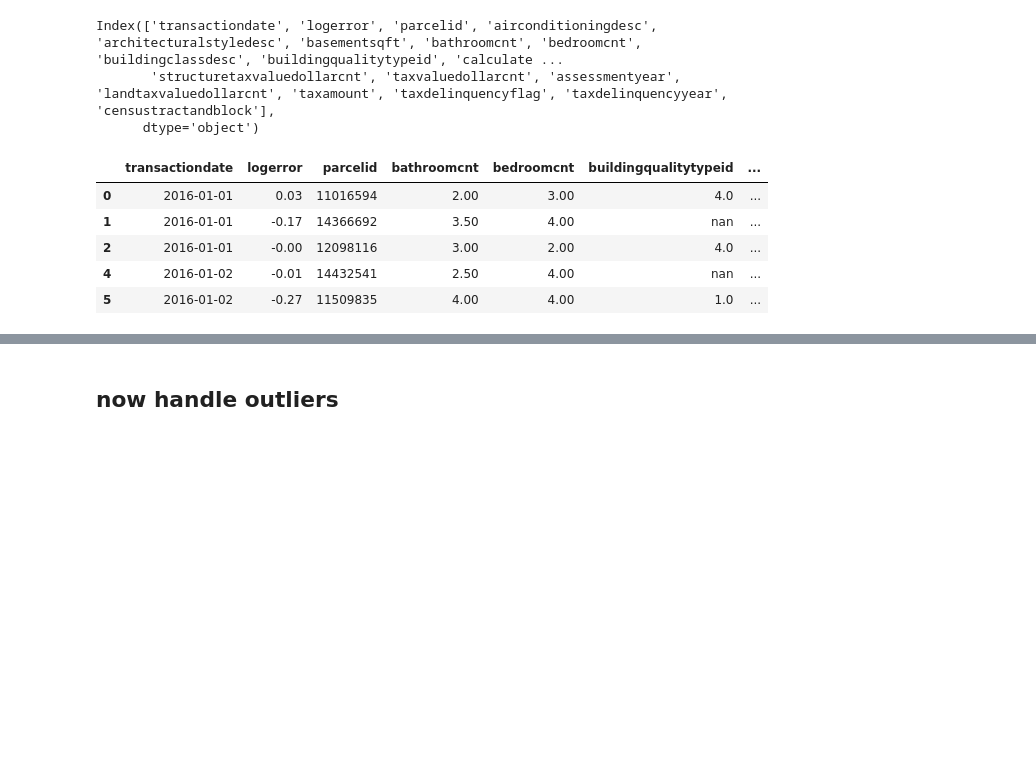
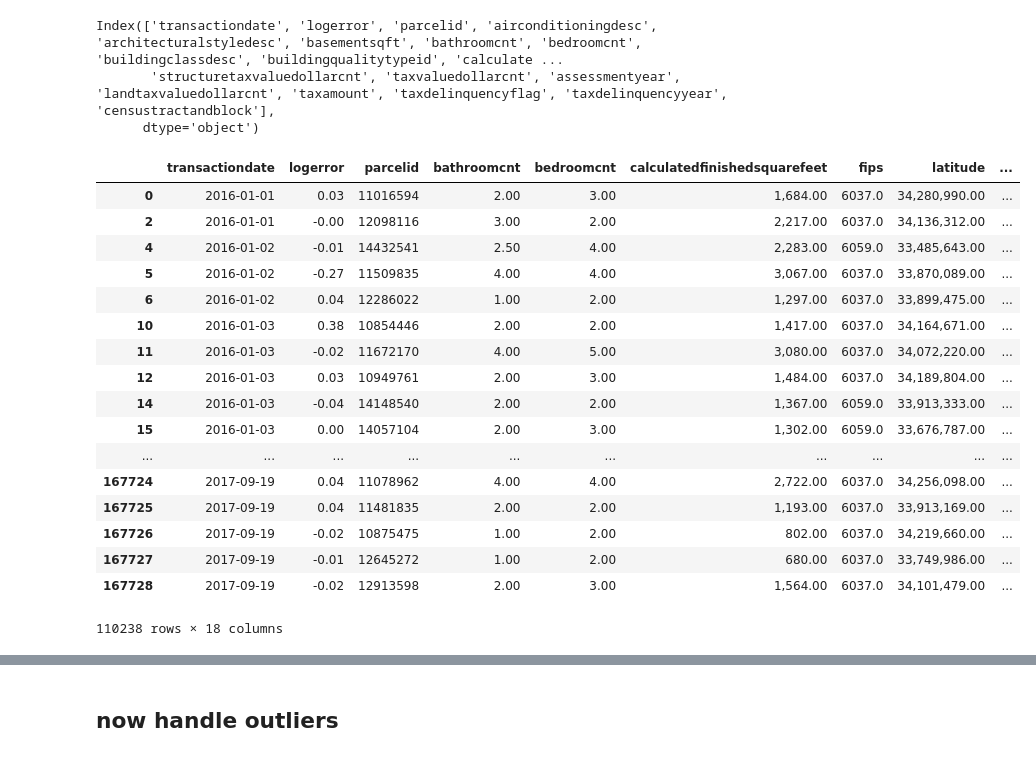
Before and after one commit to HackneyChad/clustering, a Jupyter notebook: clustering_exercises.ipynb, the cells around one changed output, grey strips where cells are left out. Saved outputs shown, nothing was run; the diff lists cells and outputs as text; code cells hidden in the pictures; blank space fills up the shorter version.

```diff
--- a/clustering_exercises.ipynb
+++ b/clustering_exercises.ipynb
@@ -48,14 +48,26 @@ Index(['transactiondate', 'logerror', 'parcelid', 'airconditioningdesc', 'archit
       dtype='object')
 # %%
 df_zillow_total = prep_z.data_prep(df_zillow_total)
-df_zillow_total.head()
+df_zillow_total
 # %% [output]
-|  | transactiondate | logerror | parcelid | bathroomcnt | bedroomcnt | buildingqualitytypeid | ... |
-| 0 | 2016-01-01 | 0.03 | 11016594 | 2.00 | 3.00 | 4.0 | ... |
-| 1 | 2016-01-01 | -0.17 | 14366692 | 3.50 | 4.00 | nan | ... |
-| 2 | 2016-01-01 | -0.00 | 12098116 | 3.00 | 2.00 | 4.0 | ... |
-| 4 | 2016-01-02 | -0.01 | 14432541 | 2.50 | 4.00 | nan | ... |
-| 5 | 2016-01-02 | -0.27 | 11509835 | 4.00 | 4.00 | 1.0 | ... |
+|  | transactiondate | logerror | parcelid | bathroomcnt | bedroomcnt | calculatedfinishedsquarefeet | fips | latitude | ... |
+| 0 | 2016-01-01 | 0.03 | 11016594 | 2.00 | 3.00 | 1,684.00 | 6037.0 | 34,280,990.00 | ... |
+| 2 | 2016-01-01 | -0.00 | 12098116 | 3.00 | 2.00 | 2,217.00 | 6037.0 | 34,136,312.00 | ... |
+| 4 | 2016-01-02 | -0.01 | 14432541 | 2.50 | 4.00 | 2,283.00 | 6059.0 | 33,485,643.00 | ... |
+| 5 | 2016-01-02 | -0.27 | 11509835 | 4.00 | 4.00 | 3,067.00 | 6037.0 | 33,870,089.00 | ... |
+| 6 | 2016-01-02 | 0.04 | 12286022 | 1.00 | 2.00 | 1,297.00 | 6037.0 | 33,899,475.00 | ... |
+| 10 | 2016-01-03 | 0.38 | 10854446 | 2.00 | 2.00 | 1,417.00 | 6037.0 | 34,164,671.00 | ... |
+| 11 | 2016-01-03 | -0.02 | 11672170 | 4.00 | 5.00 | 3,080.00 | 6037.0 | 34,072,220.00 | ... |
+| 12 | 2016-01-03 | 0.03 | 10949761 | 2.00 | 3.00 | 1,484.00 | 6037.0 | 34,189,804.00 | ... |
+| 14 | 2016-01-03 | -0.04 | 14148540 | 2.00 | 2.00 | 1,367.00 | 6059.0 | 33,913,333.00 | ... |
+| 15 | 2016-01-03 | 0.00 | 14057104 | 2.00 | 3.00 | 1,302.00 | 6059.0 | 33,676,787.00 | ... |
+| ... | ... | ... | ... | ... | ... | ... | ... | ... | ... |
+| 167724 | 2017-09-19 | 0.04 | 11078962 | 4.00 | 4.00 | 2,722.00 | 6037.0 | 34,256,098.00 | ... |
+| 167725 | 2017-09-19 | 0.04 | 11481835 | 2.00 | 2.00 | 1,193.00 | 6037.0 | 33,913,169.00 | ... |
+| 167726 | 2017-09-19 | -0.02 | 10875475 | 1.00 | 2.00 | 802.00 | 6037.0 | 34,219,660.00 | ... |
+| 167727 | 2017-09-19 | -0.01 | 12645272 | 1.00 | 2.00 | 680.00 | 6037.0 | 33,749,986.00 | ... |
+| 167728 | 2017-09-19 | -0.02 | 12913598 | 2.00 | 3.00 | 1,564.00 | 6037.0 | 34,101,479.00 | ... |
+110238 rows × 18 columns
 # %%
 df_zillow_total.shape
 # %% [output]
```
Also changed, not shown: parts of 13 cells of this notebook, 1 other file.
